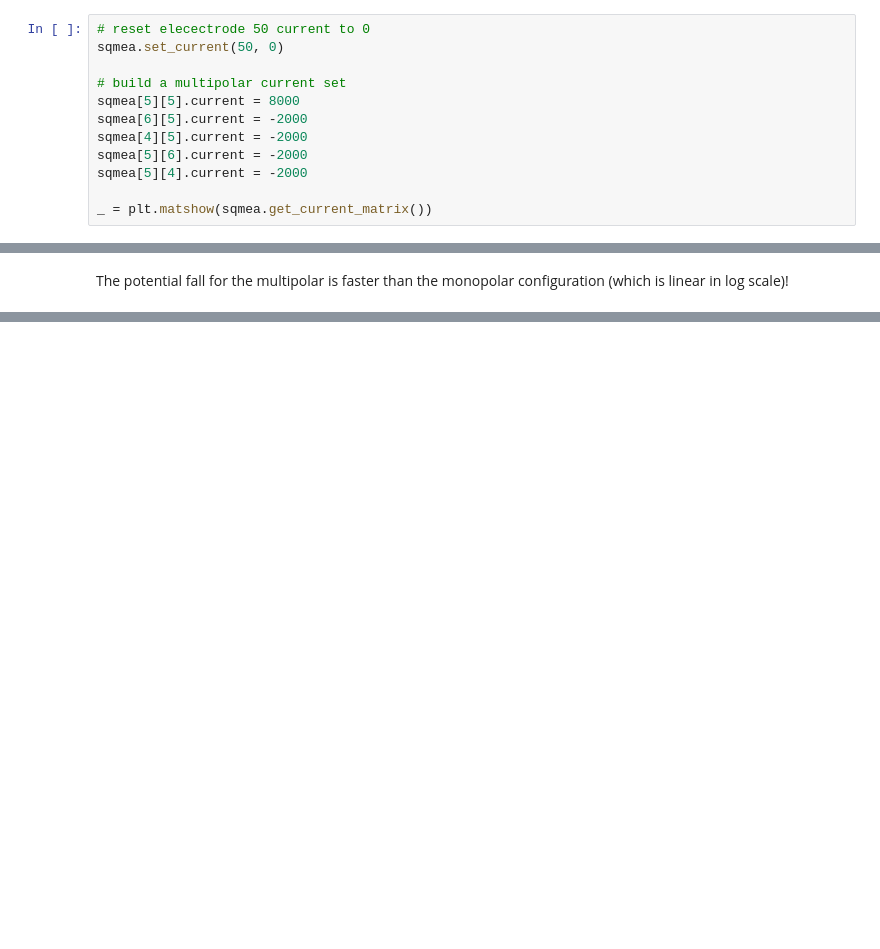
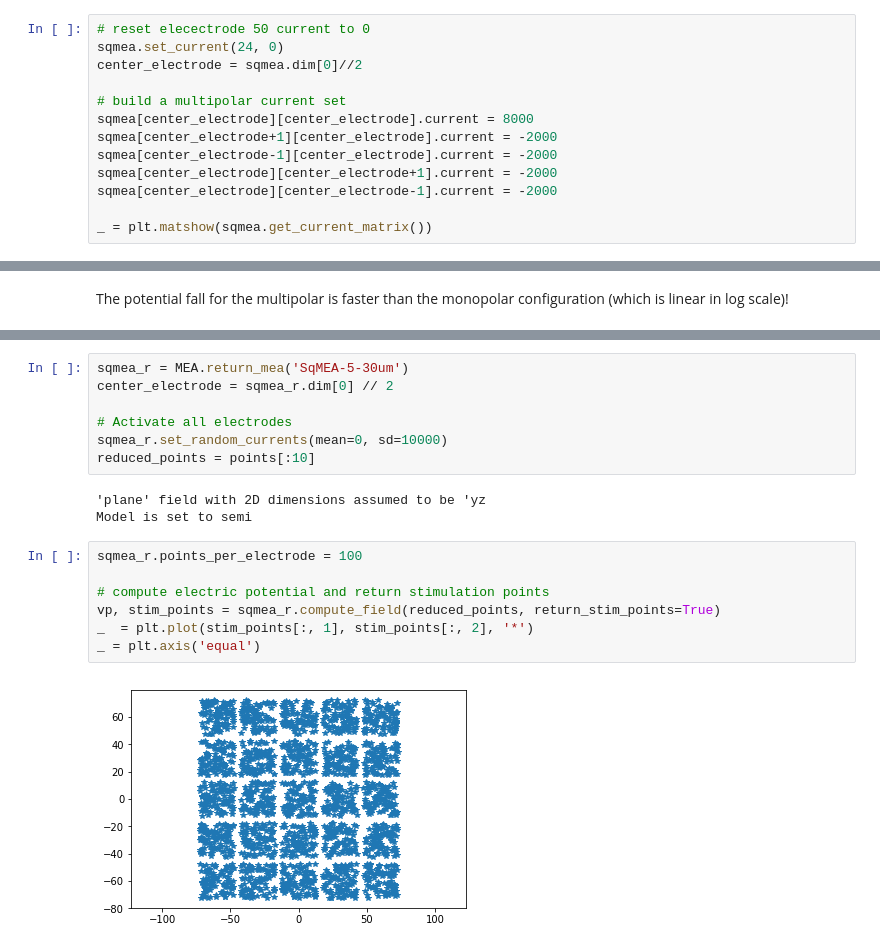
Before and after one commit to alejoe91/MEAutility, a Jupyter notebook: notebooks/mea_stimulation.ipynb, the cells around one changed output, grey strips where cells are left out. Cells and saved outputs as stored; diff of their text form; blank space fills up the shorter version.

Commit message:
mea stim notebook and tetrode_mea probe

```diff
--- a/notebooks/mea_stimulation.ipynb
+++ b/notebooks/mea_stimulation.ipynb
@@ -194,14 +195,15 @@ array([    0.,     0.,     0.,     0.,     0.,     0.,     0.,     0.,
 Or by using matrix notation for rectangular MEAs. This makes it easy, for example, to create multipolar current sets.
 # %%
 # reset elecectrode 50 current to 0
-sqmea.set_current(50, 0)
+sqmea.set_current(24, 0)
+center_electrode = sqmea.dim[0]//2
 
 # build a multipolar current set
-sqmea[5][5].current = 8000
-sqmea[6][5].current = -2000
-sqmea[4][5].current = -2000
-sqmea[5][6].current = -2000
-sqmea[5][4].current = -2000
+sqmea[center_electrode][center_electrode].current = 8000
+sqmea[center_electrode+1][center_electrode].current = -2000
+sqmea[center_electrode-1][center_electrode].current = -2000
+sqmea[center_electrode][center_electrode+1].current = -2000
+sqmea[center_electrode][center_electrode-1].current = -2000
 
 _ = plt.matshow(sqmea.get_current_matrix())
 # %% [output]
@@ -249,0 +266,19 @@ The potential fall for the multipolar is faster than the monopolar configuration
+# %%
+sqmea_r = MEA.return_mea('SqMEA-5-30um')
+center_electrode = sqmea_r.dim[0] // 2
+
+# Activate all electrodes
+sqmea_r.set_random_currents(mean=0, sd=10000)
+reduced_points = points[:10]
+# %% [output]
+'plane' field with 2D dimensions assumed to be 'yz
+Model is set to semi
+# %%
+sqmea_r.points_per_electrode = 100
+
+# compute electric potential and return stimulation points
+vp, stim_points = sqmea_r.compute_field(reduced_points, return_stim_points=True)
+_  = plt.plot(stim_points[:, 1], stim_points[:, 2], '*')
+_ = plt.axis('equal')
+# %% [output]
+[figure, added]
```
Also changed, not shown: parts of 29 cells of this notebook, 2 other files.
